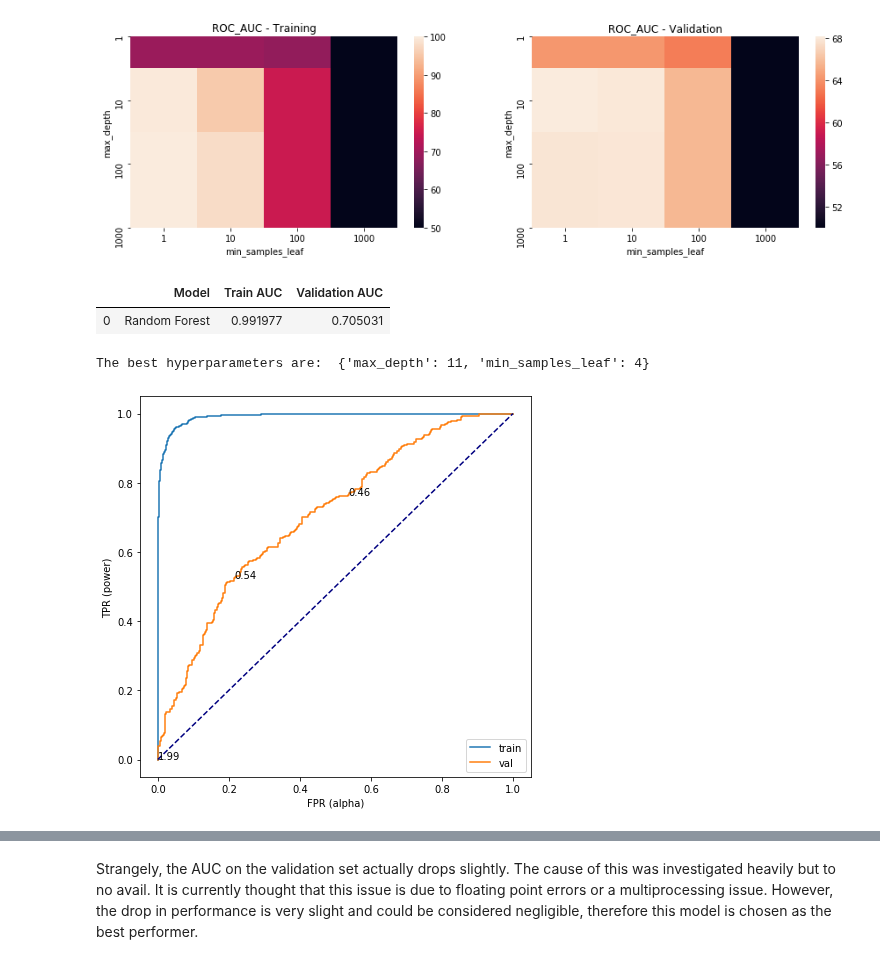
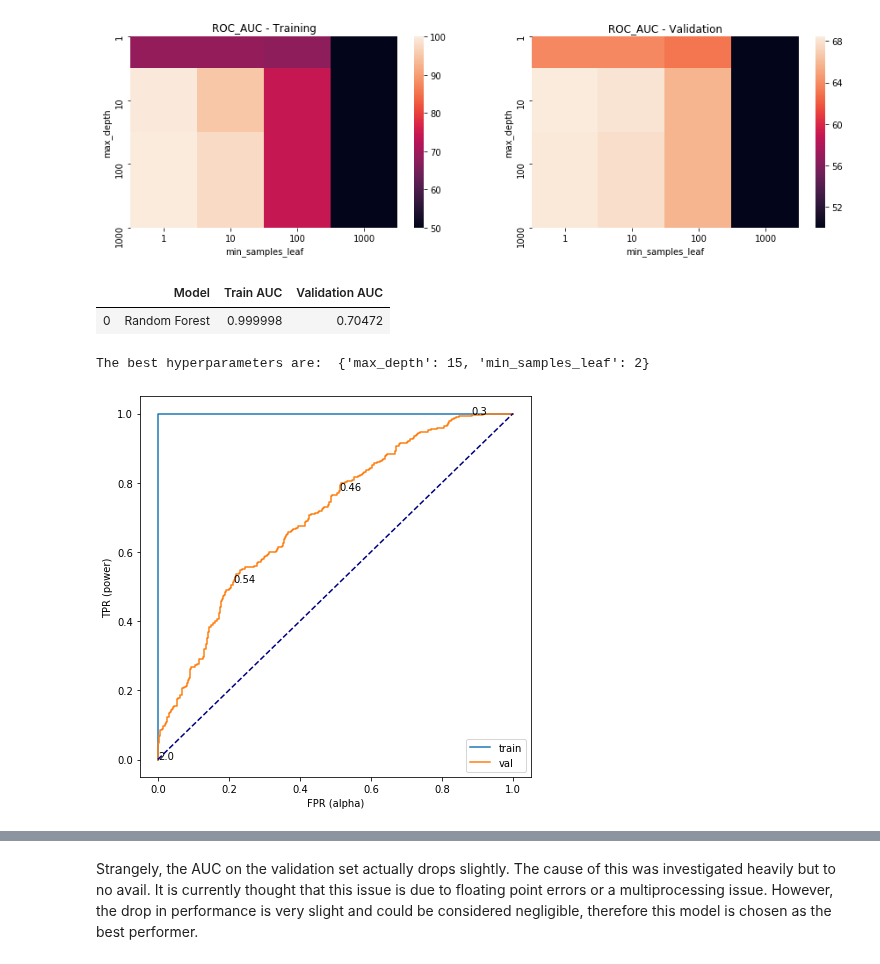
Before and after one commit to ravimalde/ufc_fight_predictor, a Jupyter notebook: modelling.ipynb, the cells around one changed output, grey strips where cells are left out. Cells and saved outputs as stored; diff of their text form; code cells hidden in the pictures.

```diff
--- a/modelling.ipynb
+++ b/modelling.ipynb
@@ -183,13 +181,13 @@ rand_forr1.opt_plots()
 # %%
 rand_forr2 = Classification("Random Forest", X_train, X_val, y_train, y_val)
 # %%
-param_grid = {'max_depth':range(1,31,1),'min_samples_leaf':range(1,10,1)}
+param_grid = {'max_depth':range(1,51,1),'min_samples_leaf':range(1,10,1)}
 rand_forr2.get_scores(param_grid, skf)
 # %% [output]
 |  | Model | Train AUC | Validation AUC |
-| 0 | Random Forest | 0.991977 | 0.705031 |
+| 0 | Random Forest | 0.999998 | 0.70472 |
-The best hyperparameters are:  {'max_depth': 11, 'min_samples_leaf': 4}
+The best hyperparameters are:  {'max_depth': 15, 'min_samples_leaf': 2}
-[figure, old version]
+[figure, new version]
 # %%
 rand_forr2.opt_plots()
 # %% [output]
```
Also changed, not shown: parts of 26 cells of this notebook, 3 other files.
